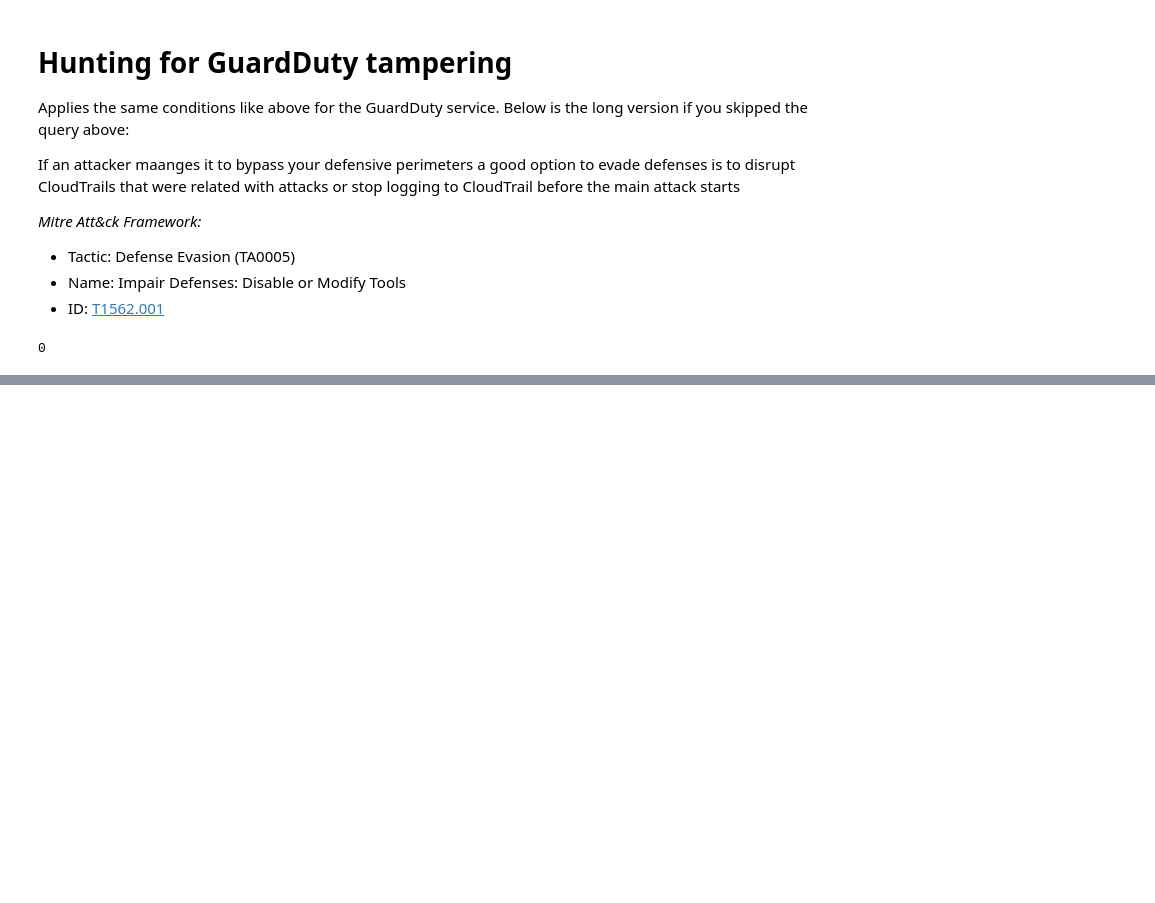
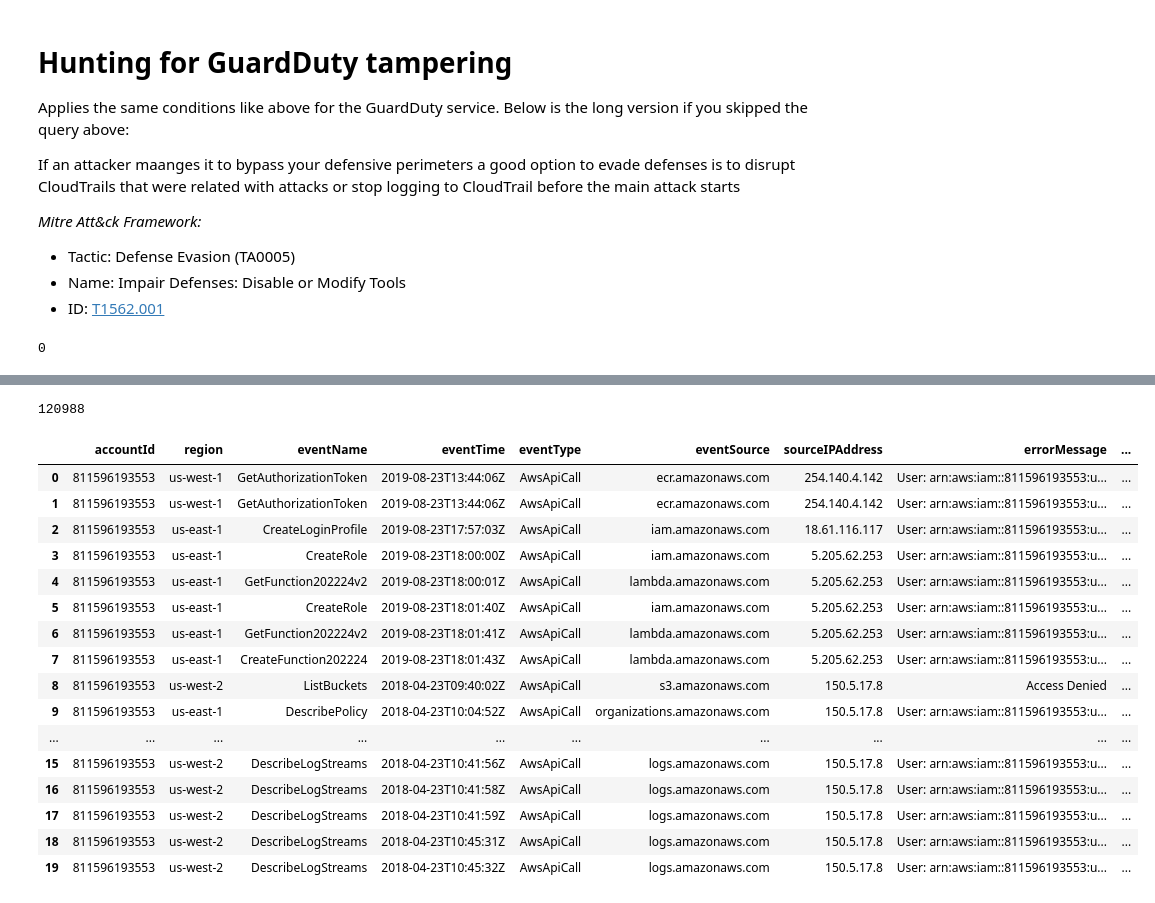
Before and after one commit to BenjiTrapp/aws-threat-hunting, a Jupyter notebook: cloudtrail/hunting-cloudtrail-flaws-cloud.ipynb, the cells around one changed output, grey strips where cells are left out. Cells and saved outputs as stored; diff of their text form; code cells hidden in the pictures; blank space fills up the shorter version.

```diff
--- a/cloudtrail/hunting-cloudtrail-flaws-cloud.ipynb
+++ b/cloudtrail/hunting-cloudtrail-flaws-cloud.ipynb
@@ -56,6 +56,7 @@ class Parser:
             'eventSource': source['eventSource'],
             'sourceIPAddress': source['sourceIPAddress'] if 'sourceIPAddress' in source else 'NONE',
             'errorMessage': source['errorMessage'] if 'errorMessage' in source else 'NONE',
+            'errorCode': source['errorCode'] if 'errorCode' in source else 'NONE',
             'identity': {
                 'userAgent': source['userAgent'] if 'userAgent' in source else 'NONE',
                 'user': self.strip_data_unicode(source['userIdentity'])
@@ -99,10 +104,12 @@ print(len(cleaned_events))
 # %%
-pentester = []
-for event in cleaned_events:
-    if 'kali' in event['identity']['userAgent'].lower() or 'parrot' in event['identity']['userAgent'].lower():
-        pentester.append(event)
+query_penteter_activities = lambda event: 'kali' in event['identity']['userAgent'].lower() \
+                                       or 'parrot' in event['identity']['userAgent'].lower() \
+                                       or 'blackbox' in event['identity']['userAgent'].lower() \
+                                       or 'blackarch' in event['identity']['userAgent'].lower() \
+                                       or 'pentoo' in event['identity']['userAgent'].lower()
 
-print(len(pentester))
+pentester_activities = list(filter(query_penteter_activities, cleaned_events))
+print(len(pentester_activities))
 # %% [output]
 149828
 # %%
@@ -261,0 +289,29 @@ print(len(guardduty_tampering))
+# %%
+query_unauthed_actions = lambda event: event["errorCode"] == "AccessDenied" \
+                                       or event["errorCode"] == "UnauthorizedOperation"
+
+unauthed_actions = list(filter(query_unauthed_actions, cleaned_events))
+# %%
+print(len(unauthed_actions))
+# %% [output]
+120988
+# %%
+pd.read_json(json.dumps(unauthed_actions)).head(20).style
+# %% [output]
+|  | accountId | region | eventName | eventTime | eventType | eventSource | sourceIPAddress | errorMessage | ... |
+| 0 | 811596193553 | us-west-1 | GetAuthorizationToken | 2019-08-23T13:44:06Z | AwsApiCall | ecr.amazonaws.com | 254.140.4.142 | User: arn:aws:iam::811596193553:u... | ... |
+| 1 | 811596193553 | us-west-1 | GetAuthorizationToken | 2019-08-23T13:44:06Z | AwsApiCall | ecr.amazonaws.com | 254.140.4.142 | User: arn:aws:iam::811596193553:u... | ... |
+| 2 | 811596193553 | us-east-1 | CreateLoginProfile | 2019-08-23T17:57:03Z | AwsApiCall | iam.amazonaws.com | 18.61.116.117 | User: arn:aws:iam::811596193553:u... | ... |
+| 3 | 811596193553 | us-east-1 | CreateRole | 2019-08-23T18:00:00Z | AwsApiCall | iam.amazonaws.com | 5.205.62.253 | User: arn:aws:iam::811596193553:u... | ... |
+| 4 | 811596193553 | us-east-1 | GetFunction202224v2 | 2019-08-23T18:00:01Z | AwsApiCall | lambda.amazonaws.com | 5.205.62.253 | User: arn:aws:iam::811596193553:u... | ... |
+| 5 | 811596193553 | us-east-1 | CreateRole | 2019-08-23T18:01:40Z | AwsApiCall | iam.amazonaws.com | 5.205.62.253 | User: arn:aws:iam::811596193553:u... | ... |
+| 6 | 811596193553 | us-east-1 | GetFunction202224v2 | 2019-08-23T18:01:41Z | AwsApiCall | lambda.amazonaws.com | 5.205.62.253 | User: arn:aws:iam::811596193553:u... | ... |
+| 7 | 811596193553 | us-east-1 | CreateFunction202224 | 2019-08-23T18:01:43Z | AwsApiCall | lambda.amazonaws.com | 5.205.62.253 | User: arn:aws:iam::811596193553:u... | ... |
+| 8 | 811596193553 | us-west-2 | ListBuckets | 2018-04-23T09:40:02Z | AwsApiCall | s3.amazonaws.com | 150.5.17.8 | Access Denied | ... |
+| 9 | 811596193553 | us-east-1 | DescribePolicy | 2018-04-23T10:04:52Z | AwsApiCall | organizations.amazonaws.com | 150.5.17.8 | User: arn:aws:iam::811596193553:u... | ... |
+| ... | ... | ... | ... | ... | ... | ... | ... | ... | ... |
+| 15 | 811596193553 | us-west-2 | DescribeLogStreams | 2018-04-23T10:41:56Z | AwsApiCall | logs.amazonaws.com | 150.5.17.8 | User: arn:aws:iam::811596193553:u... | ... |
+| 16 | 811596193553 | us-west-2 | DescribeLogStreams | 2018-04-23T10:41:58Z | AwsApiCall | logs.amazonaws.com | 150.5.17.8 | User: arn:aws:iam::811596193553:u... | ... |
+| 17 | 811596193553 | us-west-2 | DescribeLogStreams | 2018-04-23T10:41:59Z | AwsApiCall | logs.amazonaws.com | 150.5.17.8 | User: arn:aws:iam::811596193553:u... | ... |
+| 18 | 811596193553 | us-west-2 | DescribeLogStreams | 2018-04-23T10:45:31Z | AwsApiCall | logs.amazonaws.com | 150.5.17.8 | User: arn:aws:iam::811596193553:u... | ... |
+| 19 | 811596193553 | us-west-2 | DescribeLogStreams | 2018-04-23T10:45:32Z | AwsApiCall | logs.amazonaws.com | 150.5.17.8 | User: arn:aws:iam::811596193553:u... | ... |
```
Also changed, not shown: parts of 9 cells of this notebook, 1 other file.
